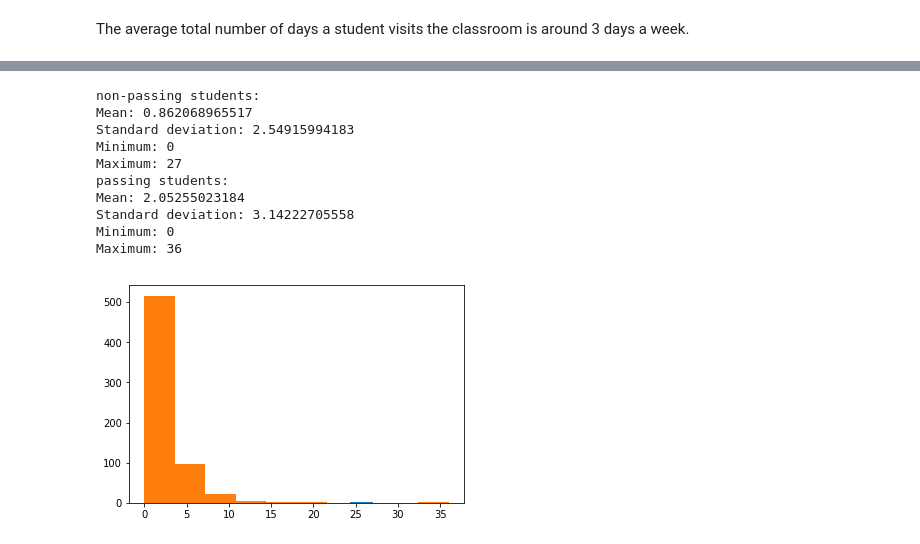
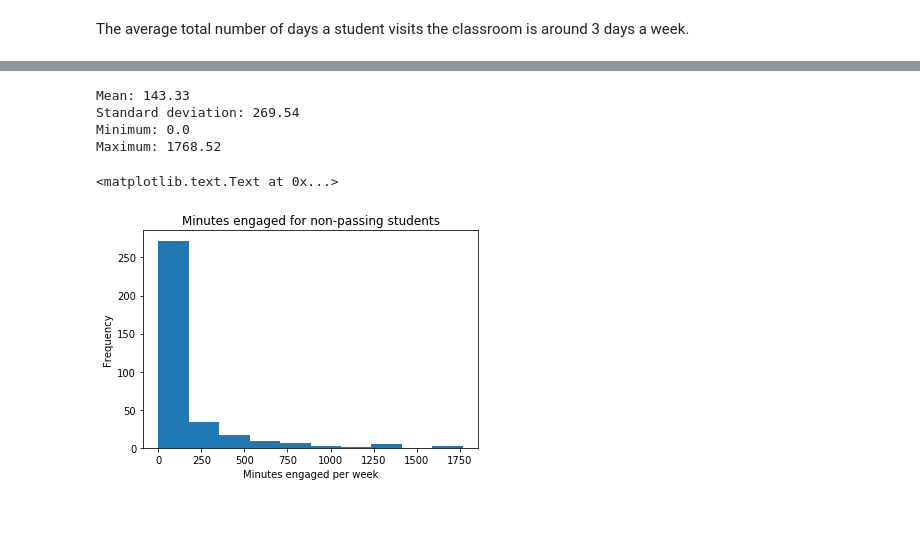
Before and after one commit to lucylow/udacity_student_engagement, a Jupyter notebook: student_engagement.ipynb, the cells around one changed output, grey strips where cells are left out. Cells and saved outputs as stored; diff of their text form; code cells hidden in the pictures; blank space fills up the shorter version.

```diff
--- a/student_engagement.ipynb
+++ b/student_engagement.ipynb
@@ -589,0 +401,35 @@ Maximum: 7
+# %%
+# Group "records" by account_key
+def group_data(data, key_name):
+    """
+    Group_data takes "data" which is a dictionary of data, and "key_name" which
+    is a column name and groups all records by that column name.
+    """
+    grouped_data = defaultdict(list)
+    for data_point in data:
+        key = data_point[key_name]
+        grouped_data[key].append(data_point)
+    return grouped_data
+
+# Sum up "records" for each account_key
+def sum_grouped_items(grouped_data, field_name):
+    '''
+    Sum_grouped_items takes "grouped_data" which is a dictionary of lists, and
+    "field_name" which is the column header we want to sum over.
+    '''
+    summed_data = {}
+    for key, data_points in grouped_data.items():
+        total = 0
+        for data_point in data_points:
+            total += data_point[field_name]
+        summed_data[key] = total
+    return summed_data
+
+# Print the mean, standard deviation, maximum, and minimum of these "records"
+def describe_data(data):
+    # Values rounded to 2 sig figs
+    print 'Mean:', round(np.mean(data),2)
+    print 'Standard deviation:', round(np.std(data),2)
+    print 'Minimum:', round(np.min(data),2)
+    print 'Maximum:', round(np.max(data),2)
+    plt.hist(data)
@@ -705,23 +549,15 @@ What do we notice?
-# %%
-# LESSONS COMPLETED FOR PASSING VS NON PASSING STUDENTS
-
-print 'non-passing students:'
-non_passing_lessons = sum_grouped_items(non_passing_engagement_by_account, 'lessons_completed')
-describe_data(non_passing_lessons.values())
-
-
-print 'passing students:'
-passing_lessons = sum_grouped_items(passing_engagement_by_account, 'lessons_completed')
-describe_data(passing_lessons.values())
-# %% [output]
-non-passing students:
-Mean: 0.862068965517
-Standard deviation: 2.54915994183
-Minimum: 0
-Maximum: 27
-passing students:
-Mean: 2.05255023184
-Standard deviation: 3.14222705558
-Minimum: 0
-Maximum: 36
-[figure, removed]
+# %%
+# Minutes engaged for non-passing students
+non_passing_engagement_by_account = group_data(non_passing_engagement, 'account_key')
+non_passing_minutes = sum_grouped_items(non_passing_engagement_by_account, 'total_minutes_visited')
+describe_data(non_passing_minutes.values())
+plt.ylabel('Frequency')
+plt.xlabel('Minutes engaged per week')
+plt.title('Minutes engaged for non-passing students')
+# %% [output]
+Mean: 143.33
+Standard deviation: 269.54
+Minimum: 0.0
+Maximum: 1768.52
+<matplotlib.text.Text at 0x...>
+[figure, added]
```
Also changed, not shown: parts of 133 cells of this notebook.
